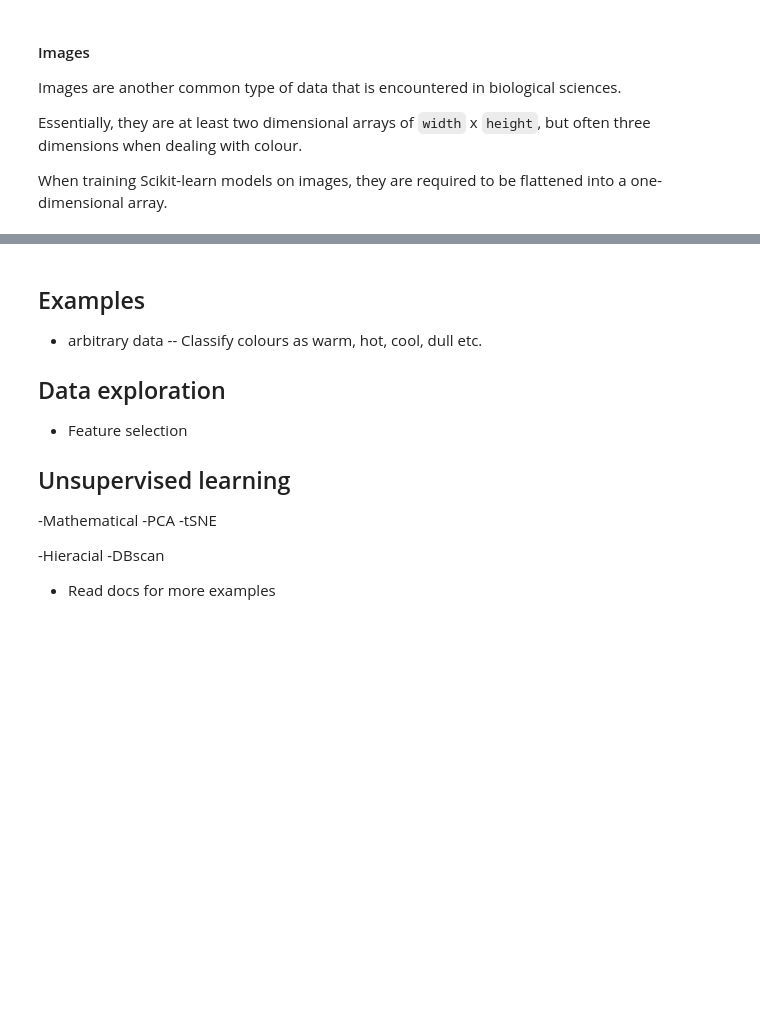
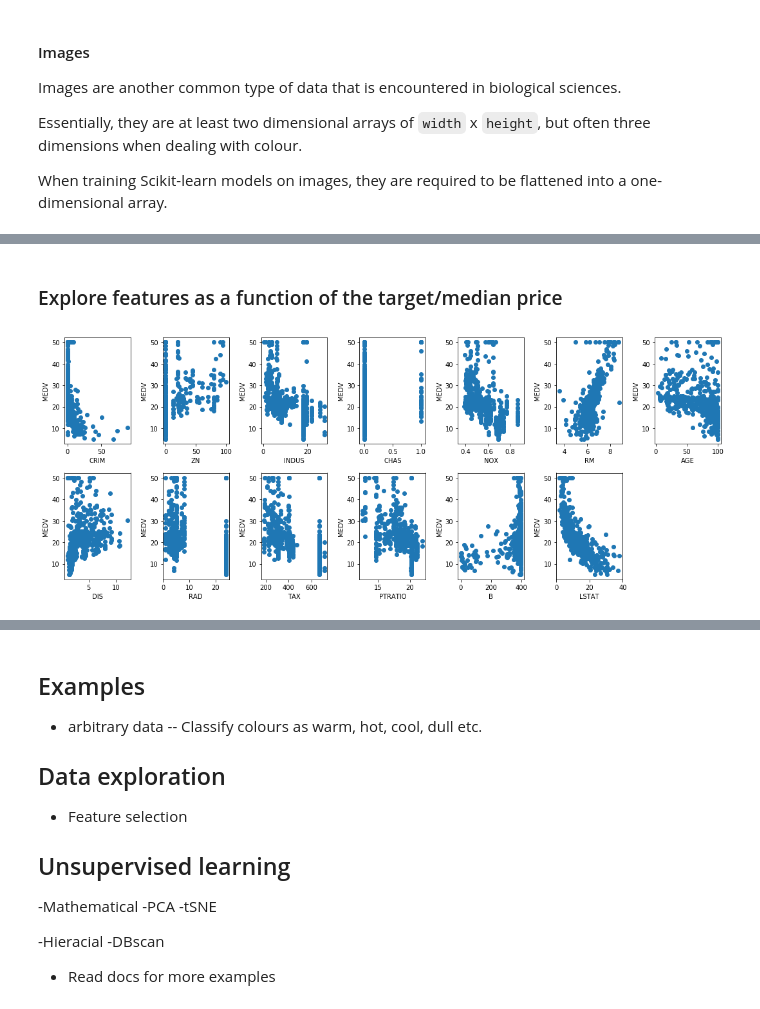
Before and after one commit to tjs23/python_ml_course, a Jupyter notebook: LMB_Python_Machine_Learning.ipynb, the cells around one changed output, grey strips where cells are left out. Drawn from its saved outputs; the diff is of its cells as text; code cells hidden in the pictures; blank space fills up the shorter version.

```diff
--- a/LMB_Python_Machine_Learning.ipynb
+++ b/LMB_Python_Machine_Learning.ipynb
@@ -288,0 +363,15 @@ Image type:  uint8
+# %% [markdown]
+### Explore features as a function of the target/median price
+# %%
+plt.figure(figsize=(15, 6))
+
+for i, feature_name in enumerate(boston.feature_names):
+    plt.subplot(2,7, i+1)
+    plt.scatter(boston.data[:,i], boston.target)
+    plt.xlabel(feature_name)
+    plt.ylabel('MEDV')
+
+plt.tight_layout()
+plt.show()
+# %% [output]
+[figure, added]
```
Also changed, not shown: parts of 24 cells of this notebook.
